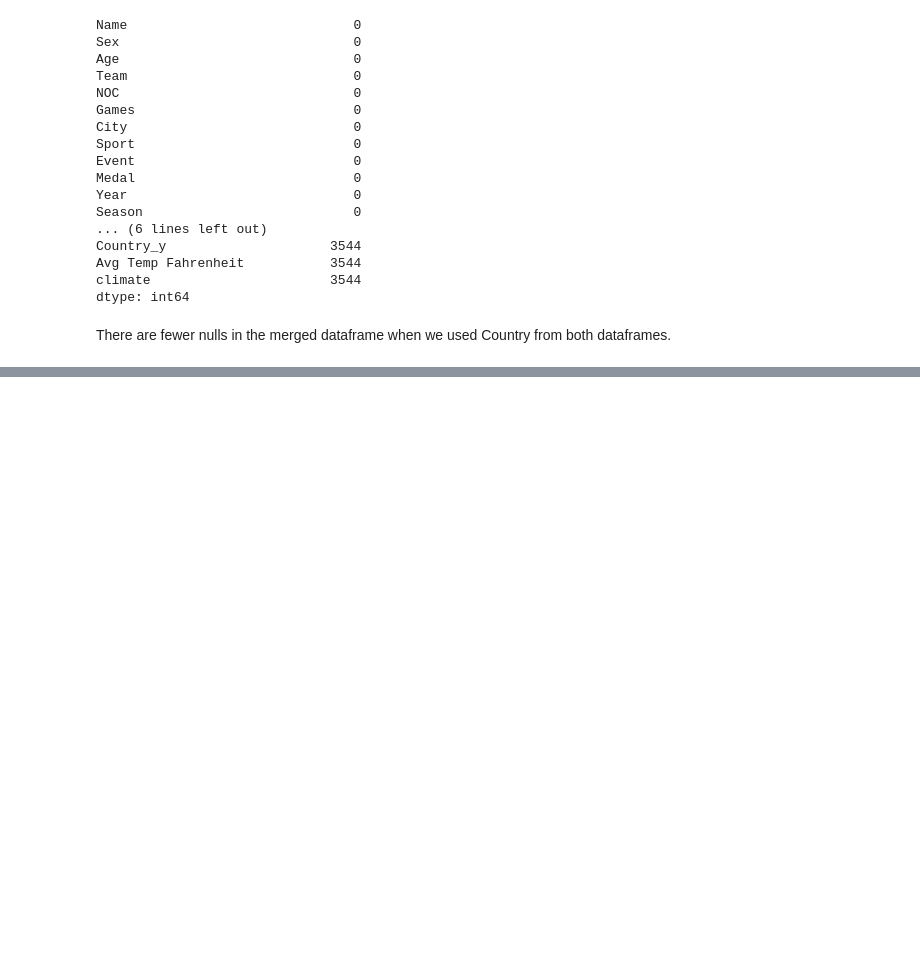
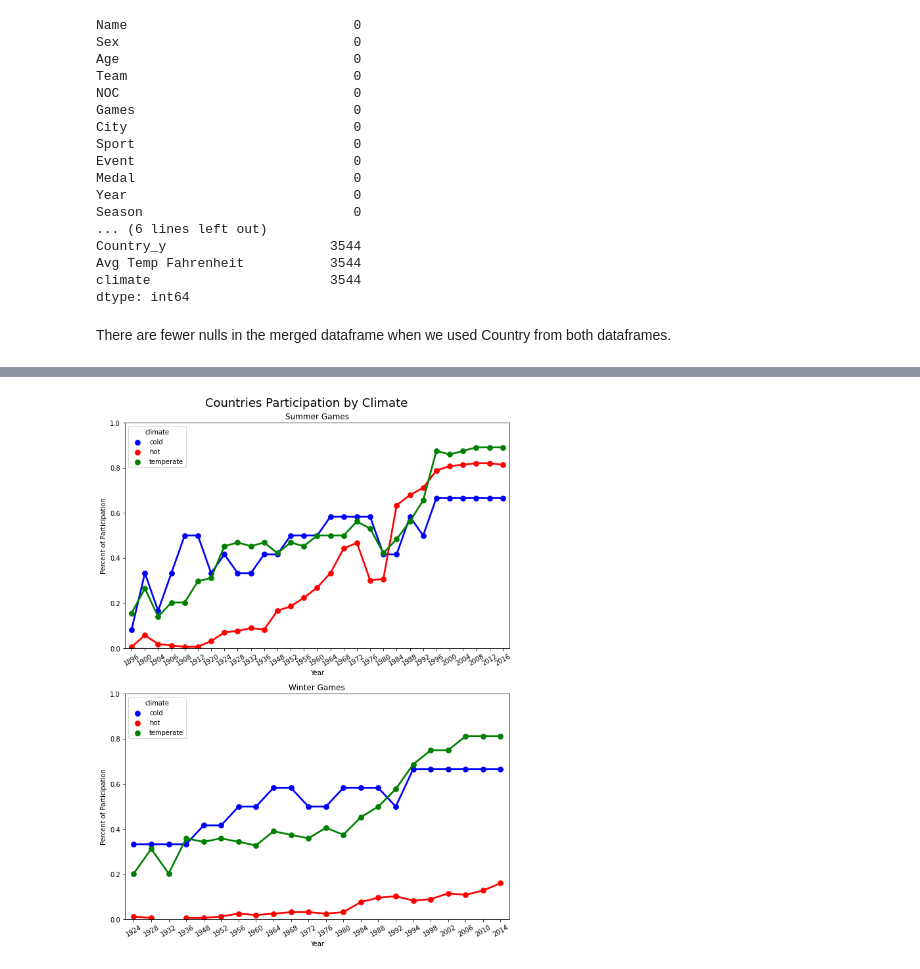
Before and after one commit to speedytmark/Draft_Project, a Jupyter notebook: TMark_ESullivan_4447_Final_Project_Olympics.ipynb, the cells around one changed output, grey strips where cells are left out. Saved outputs shown, nothing was run; the diff lists cells and outputs as text; code cells hidden in the pictures; blank space fills up the shorter version.

```diff
--- a/TMark_ESullivan_4447_Final_Project_Olympics.ipynb
+++ b/TMark_ESullivan_4447_Final_Project_Olympics.ipynb
@@ -1301,6 +1312,6 @@ Now, let's join our temperature and map data on the country code.
 # %%
 old=['Serbia','Antigua and Barbuda','United Arab Republic','North Macedonia','The Gambia','Saint Kitts and Nevis','Saint Vincent and the Grenadines','Federated States of Micronesia','Palestine','Guinea-Bissau','São Tomé and Príncipe']
 new=['Republic of Serbia','Antigua And Barbuda','Egypt','Macedonia','Gambia','Saint Kitts And Nevis','Saint Vincent And The Grenadines','Federated States Of Micronesia','Palestina','Guinea Bissau','Sao Tome And Principe']
-olympics_ioc['Country'].replace(old,new, inplace=True)
+olympics_noc['Country'].replace(old,new, inplace=True)
 # %%
 # Merge on NOC/id
@@ -1326,7 +1337,7 @@ climate                       76309
 dtype: int64
 # %%
 # Merge on Country
-olympic_country_temp = pd.merge(countries_df_cleaned, olympics_ioc, how='right', on='Country')
+olympic_country_temp = pd.merge(countries_df_cleaned, olympics_noc, how='right', on='Country')
 olympic_country_temp.isnull().sum()
 # %% [output]
 id                            3544
@@ -1428,0 +1444,5 @@ Name: Country, dtype: int64
+# %%
+#Count the number of unique coutnries in each climate participating in each games
+country_participation=pd.DataFrame(olympic_country_temp.groupby(['Year','Season','climate'])['Country'].nunique())
+country_participation.reset_index(inplace=True)
+country_participation
@@ -1428,0 +1463,12 @@ Name: Country, dtype: int64
+# %%
+#Calculate the percentage of total countries of each climate participating
+def country_percentage(row):
+    if row['climate']=='hot':
+        return row['Country'] / 156
+    elif row['climate'] == 'cold':
+        return row['Country'] / 12
+    else:
+        return row['Country'] / 64
+
+country_participation['Percentage'] = country_participation.apply(country_percentage, axis=1)
+country_participation
@@ -1428,0 +1489,20 @@ Name: Country, dtype: int64
+# %%
+fig, axs = plt.subplots(2,1, figsize=(9,12))
+sns.pointplot(data=country_participation[country_participation['Season']=='Summer'], x='Year', y='Percentage', hue='climate', palette=temp_palette, ax=axs[0])
+plt.suptitle('Countries Participation by Climate', y=1.02, fontsize=18)
+axs[0].set_title('Summer Games')
+axs[0].tick_params(axis='x',rotation=30)
+axs[0].set_ylabel('Percent of Participation')
+axs[0].set_ylim(0,1)
+
+sns.pointplot(data=country_participation[country_participation['Season']=='Winter'], x='Year', y='Percentage', hue='climate', palette=temp_palette, ax=axs[1])
+plt.suptitle('Countries Participation by Climate', fontsize=18)
+axs[1].set_title('Winter Games')
+axs[1].tick_params(axis='x',rotation=30)
+axs[1].set_ylabel('Percent of Participation')
+axs[1].set_ylim(0,1)
+
+plt.tight_layout()
+plt.show()
+# %% [output]
+[figure, added]
```
Also changed, not shown: parts of 83 cells of this notebook.
